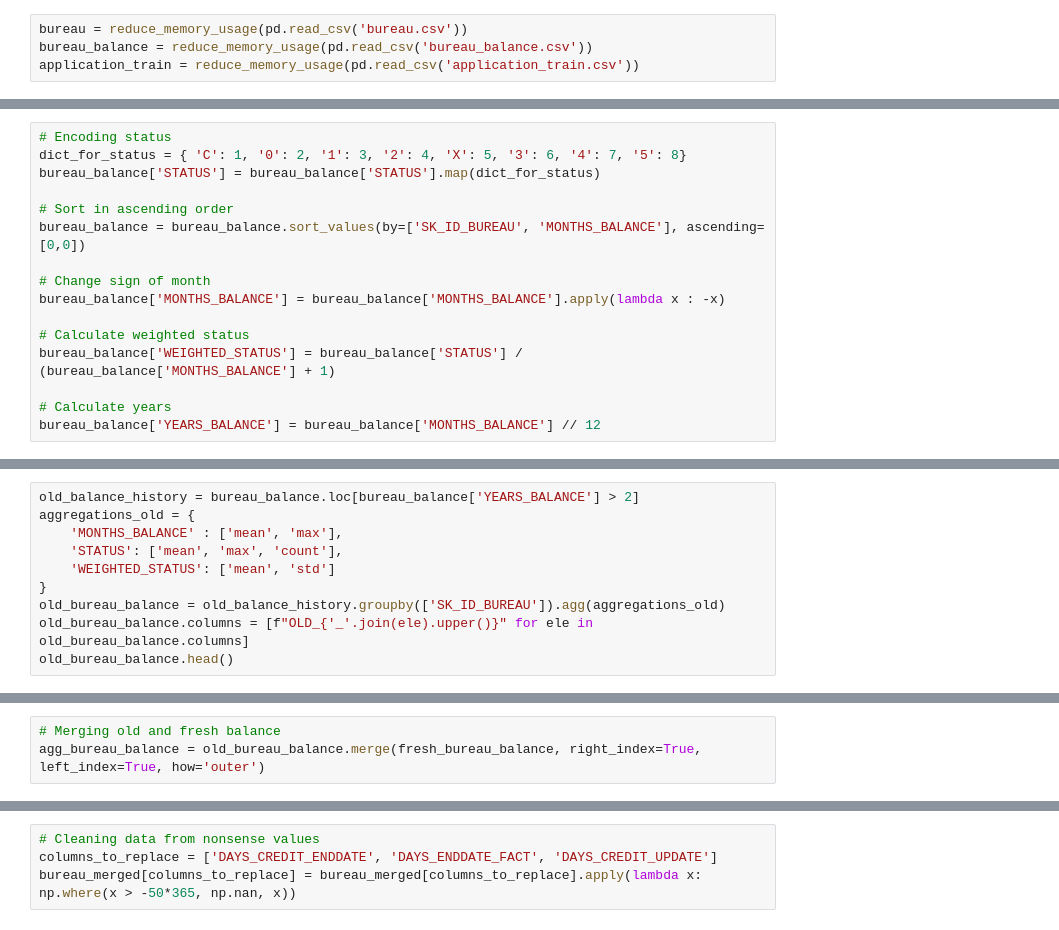
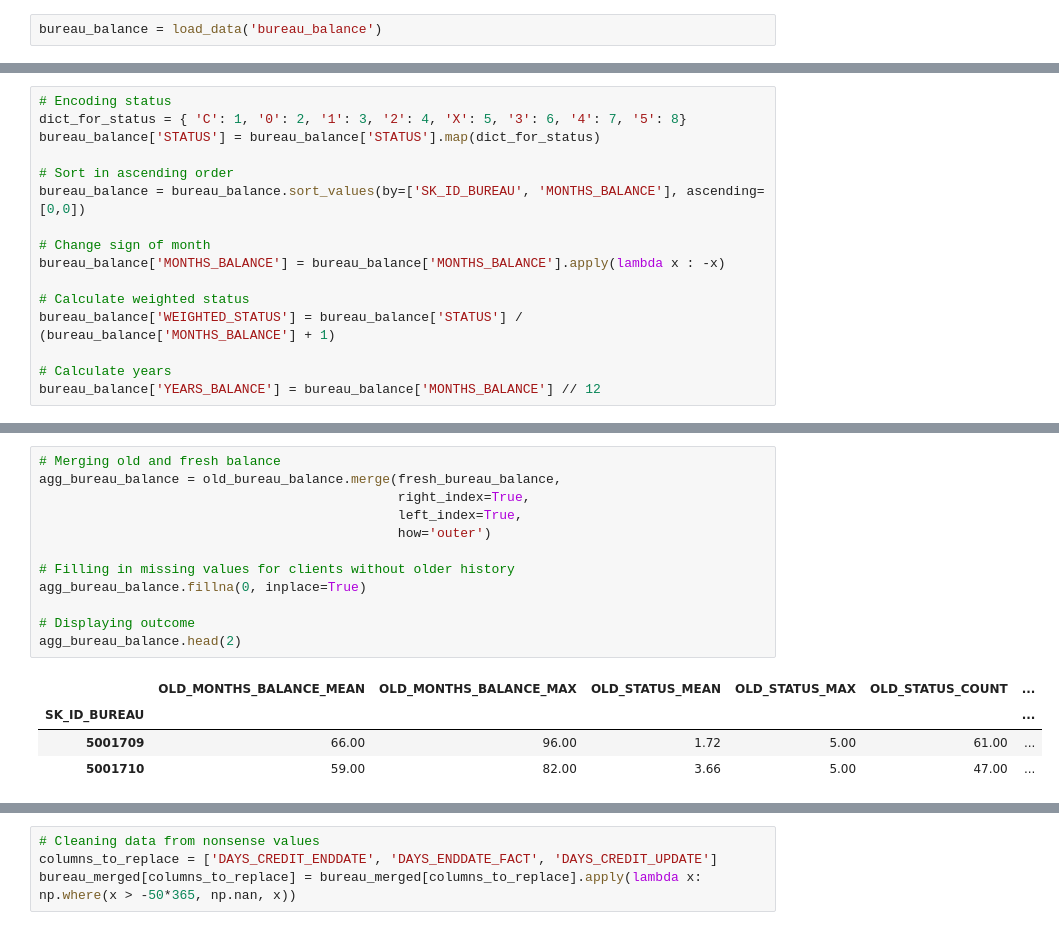
Before and after one commit to malgorzatakolka/HomeCreditDefaultRisk, a Jupyter notebook: Engineering.ipynb, the cells around one changed output, grey strips where cells are left out. Cells and saved outputs as stored; diff of their text form.

```diff
--- a/Engineering.ipynb
+++ b/Engineering.ipynb
@@ -146,4 +170,2 @@ Preprocessing bureau_balance:
 # %%
-bureau = reduce_memory_usage(pd.read_csv('bureau.csv'))
-bureau_balance = reduce_memory_usage(pd.read_csv('bureau_balance.csv'))
-application_train = reduce_memory_usage(pd.read_csv('application_train.csv'))
+bureau_balance = load_data('bureau_balance')
@@ -188,10 +241,0 @@ fresh_bureau_balance.head()
-# %%
-old_balance_history = bureau_balance.loc[bureau_balance['YEARS_BALANCE'] > 2]
-aggregations_old = {
-    'MONTHS_BALANCE' : ['mean', 'max'],
-    'STATUS': ['mean', 'max', 'count'],
-    'WEIGHTED_STATUS': ['mean', 'std']
-}
-old_bureau_balance = old_balance_history.groupby(['SK_ID_BUREAU']).agg(aggregations_old)
-old_bureau_balance.columns = [f"OLD_{'_'.join(ele).upper()}" for ele in old_bureau_balance.columns]
-old_bureau_balance.head()
@@ -206,3 +242,17 @@ old_bureau_balance.head()
 # %%
 # Merging old and fresh balance
-agg_bureau_balance = old_bureau_balance.merge(fresh_bureau_balance, right_index=True, left_index=True, how='outer')
+agg_bureau_balance = old_bureau_balance.merge(fresh_bureau_balance,
+                                              right_index=True,
+                                              left_index=True,
+                                              how='outer')
+
+# Filling in missing values for clients without older history
+agg_bureau_balance.fillna(0, inplace=True)
+
+# Displaying outcome
+agg_bureau_balance.head(2)
+# %% [output]
+|  | OLD_MONTHS_BALANCE_MEAN | OLD_MONTHS_BALANCE_MAX | OLD_STATUS_MEAN | OLD_STATUS_MAX | OLD_STATUS_COUNT | ... |
+| SK_ID_BUREAU |  |  |  |  |  | ... |
+| 5001709 | 66.00 | 96.00 | 1.72 | 5.00 | 61.00 | ... |
+| 5001710 | 59.00 | 82.00 | 3.66 | 5.00 | 47.00 | ... |
```
Also changed, not shown: parts of 74 cells of this notebook.
